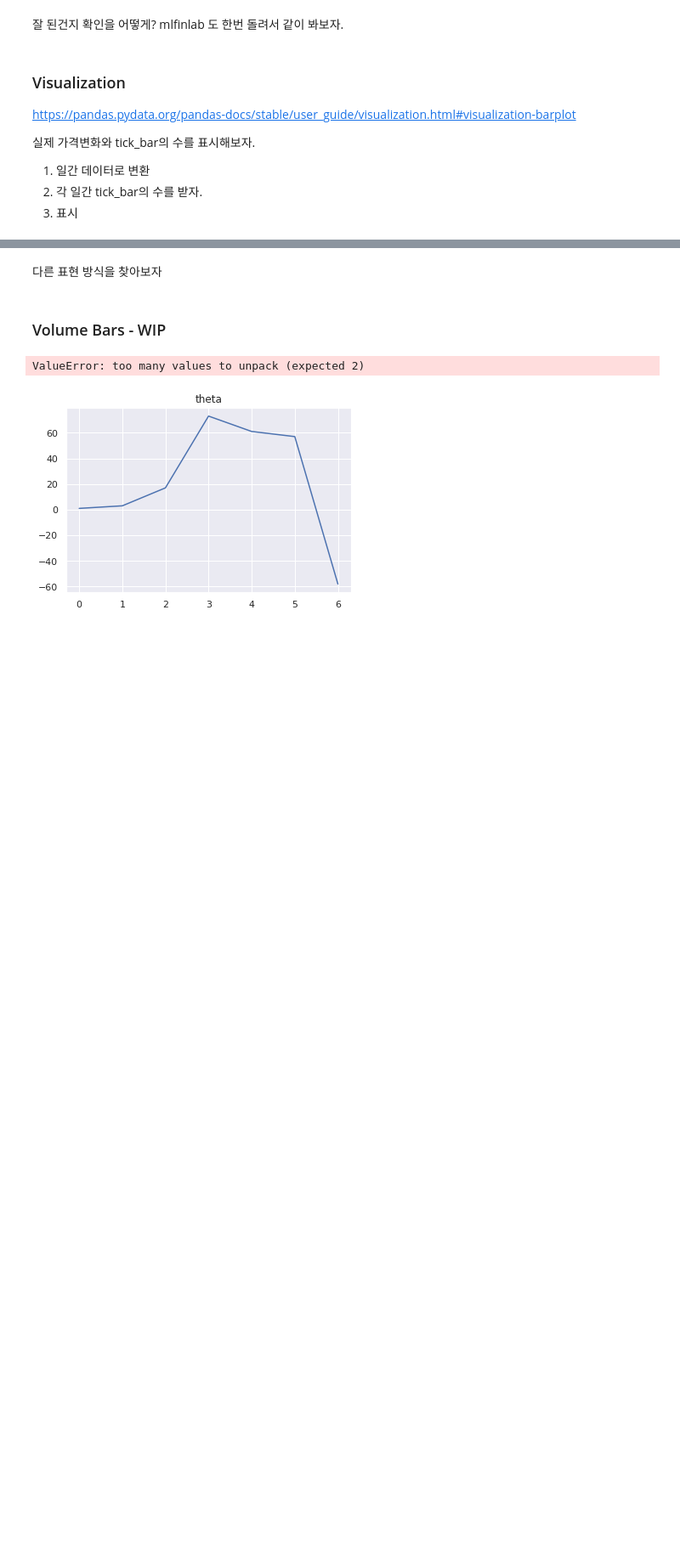
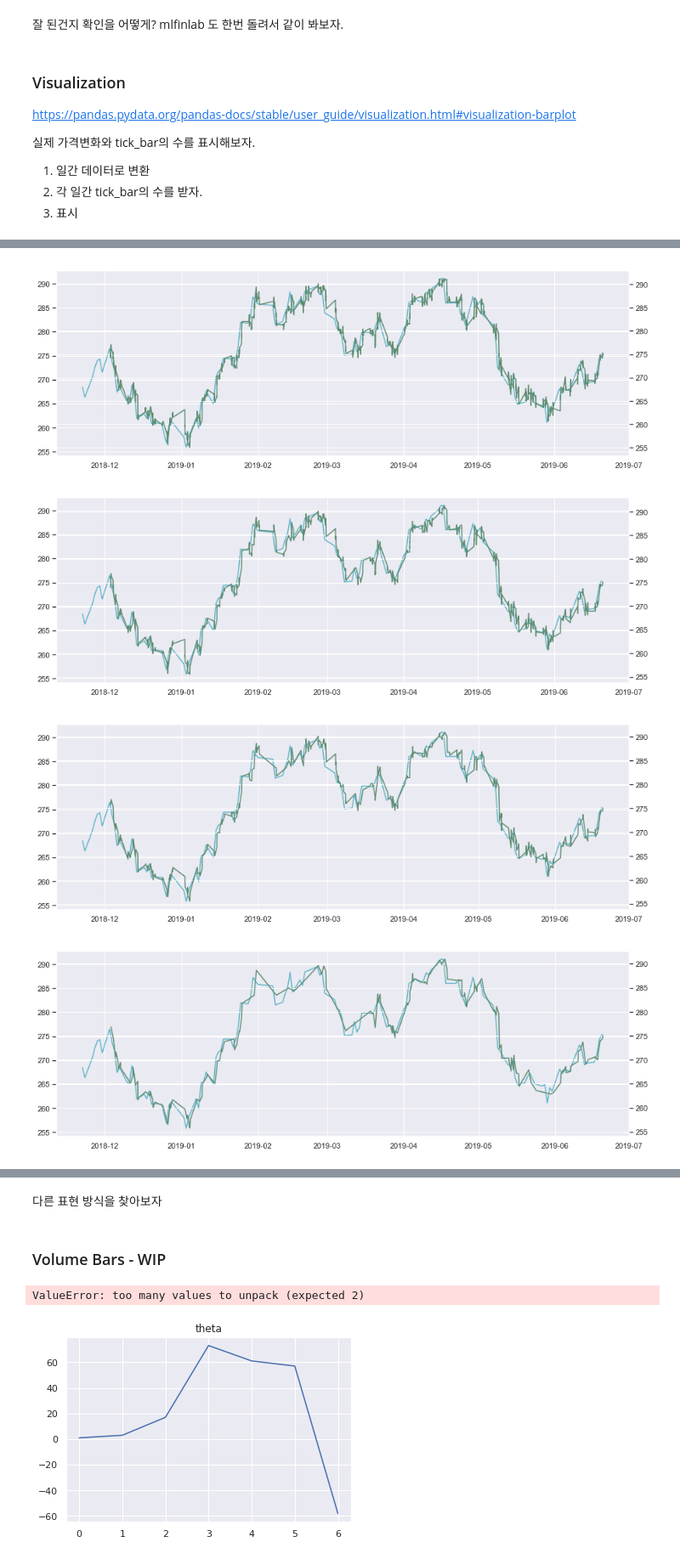
Before and after one commit to kooBH/FinanceServer, a Jupyter notebook: DE_PRADO/ch2.ipynb, the cells around one changed output, grey strips where cells are left out. Shown at 85% size. Drawn from its saved outputs; the diff is of its cells as text; code cells hidden in the pictures; blank space fills up the shorter version.

```diff
--- a/DE_PRADO/ch2.ipynb
+++ b/DE_PRADO/ch2.ipynb
@@ -512,0 +567,48 @@ plt.show()
+# %%
+def check_tick(threshold):
+    e_0,pr =  for_init(weekly[1],threshold)
+    tick = pd.DataFrame(columns=['close'])
+    tick.index.names = ['timestamp']
+
+    for tmp in weekly[2:]:
+        e_0,pr,t_tick = for_procedure(tmp,e_0,pr,threshold)
+        tick = pd.concat([tick, t_tick])
+
+    tick['dummy'] = 1
+    logic_tick = {
+        'dummy'  : 'sum'
+        }
+    tick_temp = tick.resample ('D' ).apply(logic_tick)
+
+    logic = {
+        'close'  : 'last',
+        }
+
+    data_day = data.resample('D').apply(logic)
+    data_day = data_day.dropna()
+
+    fig, ax1 = plt.subplots()
+
+    ax1.plot(data_day.index, data_day['close'],color='#60b6c9')
+    ax2 = ax1.twinx()
+
+    df_corr = data_day[data_day.columns[0]]
+   # print(df_corr.autocorr)
+
+    ''' ax2 = ax2.bar(tick_temp.index, tick_temp['dummy'],color='#5d8c70')'''
+    ax2 = ax2.plot(tick.index, tick['close'],color='#5d8c70')
+
+    fig.set_figwidth(15)
+    fig.set_figheight(5)
+    plt.show()
+
+check_tick(1000)
+check_tick(2500)
+check_tick(5000)
+check_tick(10000)
+check_tick(20000)
+# %% [output]
+[figure, added]
+[figure, added]
+[figure, added]
+[figure, added]
```
Also changed, not shown: parts of 8 cells of this notebook.
